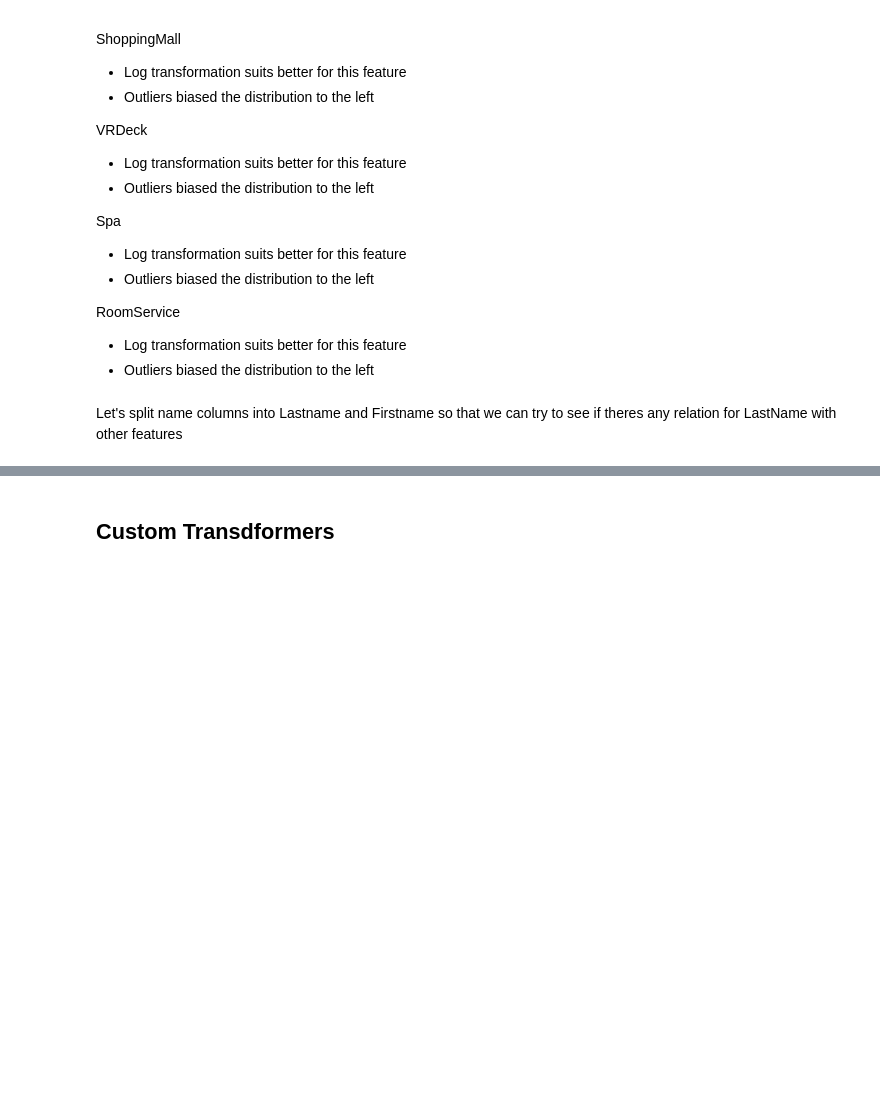
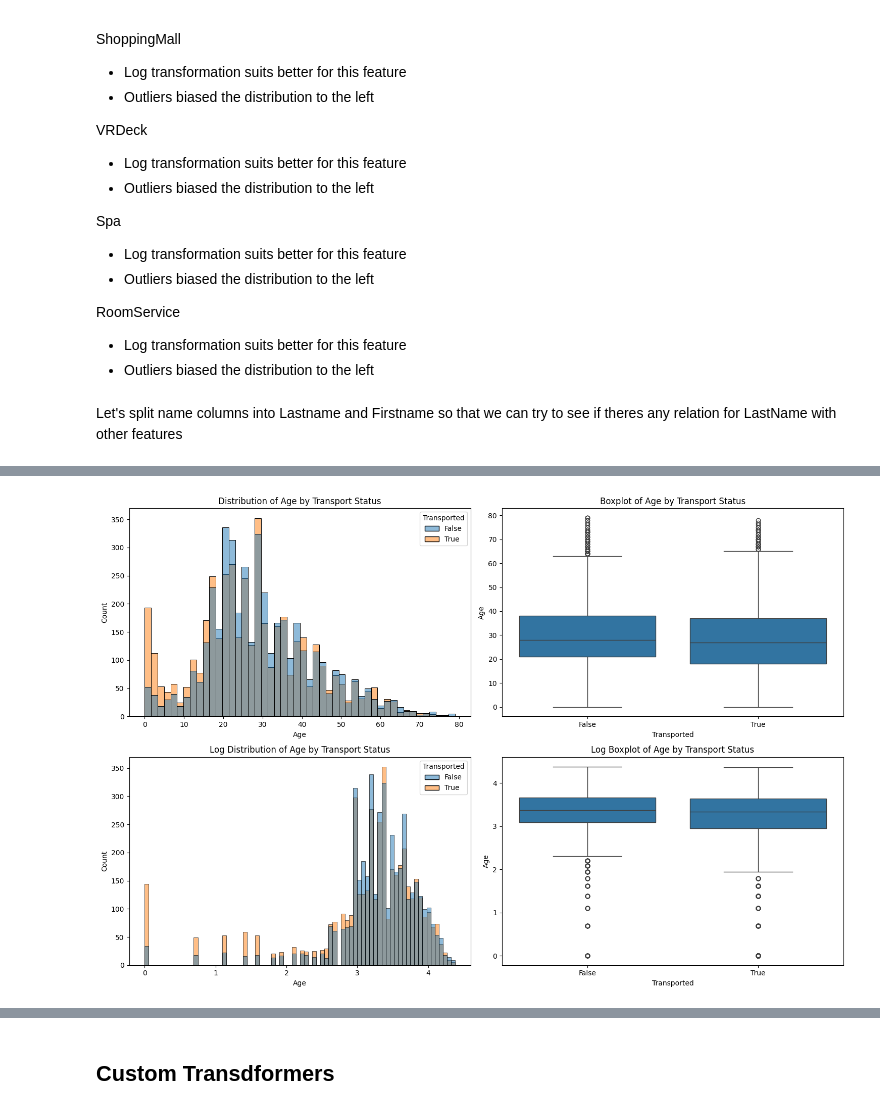
Before and after one commit to SebasKHE/data-science-kaggle-competitions, a Jupyter notebook: spaceship-titanic/space-titanic-project.ipynb, the cells around one changed output, grey strips where cells are left out. Cells and saved outputs as stored; diff of their text form; code cells hidden in the pictures; blank space fills up the shorter version.

```diff
--- a/spaceship-titanic/space-titanic-project.ipynb
+++ b/spaceship-titanic/space-titanic-project.ipynb
@@ -925,0 +309,4 @@ dtype: int64
+# %%
+visualizer.plot_numerical_feature('Age')
+# %% [output]
+[figure, added]
```
Also changed, not shown: parts of 74 cells of this notebook.
